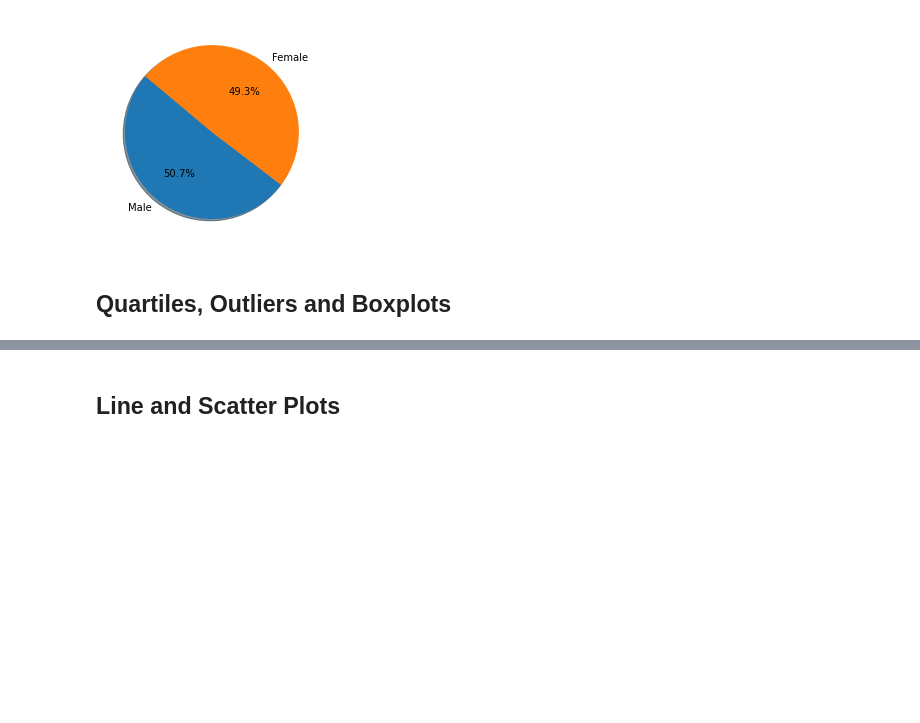
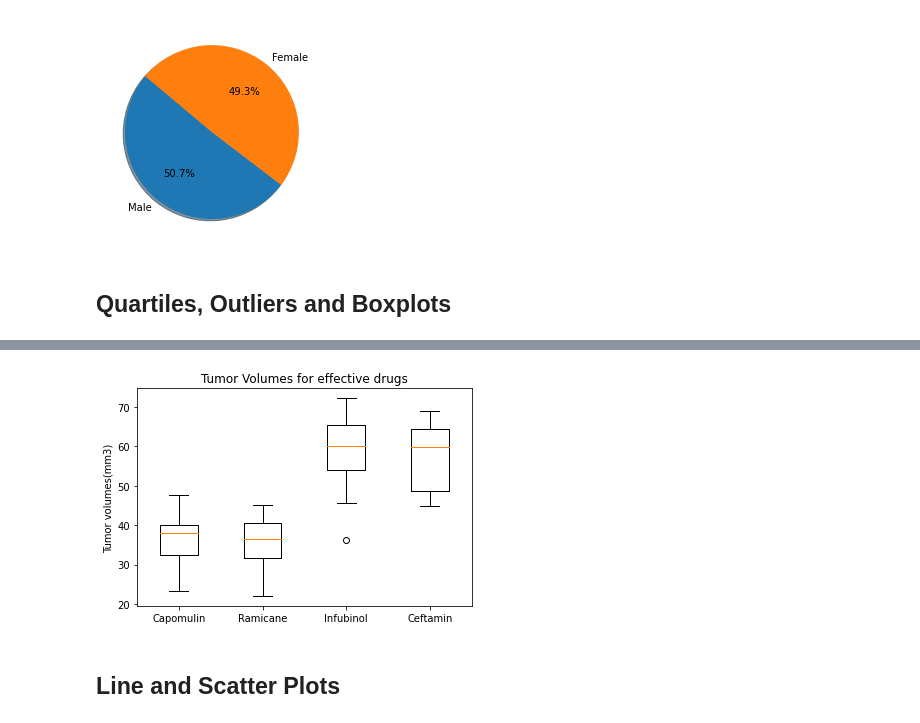
Before and after one commit to prathibha02/Matplotlib-Challenge, a Jupyter notebook: pymaceuticals.ipynb, the cells around one changed output, grey strips where cells are left out. Drawn from its saved outputs; the diff is of its cells as text; code cells hidden in the pictures; blank space fills up the shorter version.

```diff
--- a/pymaceuticals.ipynb
+++ b/pymaceuticals.ipynb
@@ -365,0 +385,4 @@ Name: Sex, dtype: int64
+# %%
+# Merge this group df with the original dataframe to get the tumor volume at the last timepoint
+last_timepoint_data = pd.merge(last_timepoint_df ,cleaned_mouse_study, on=["Mouse ID","Timepoint"], how="inner")
+last_timepoint_data
@@ -382,0 +438,33 @@ Name: Sex, dtype: int64
+# %%
+#Determine if there are any potential outliers.
+tumor_vol_list = []
+outlier_tumor_vol_list = []
+
+# For each drug on the list, loop through and find the potential outlier statistics
+for drug in list_of_drugs:
+        temp_tumor_df = last_timepoint_data[last_timepoint_data["Drug Regimen"] == drug]["Tumor Volume (mm3)"]
+        quartiles = temp_tumor_df.quantile([.25,.5,.75])
+        tumor_vol_list.append(temp_tumor_df)
+        lowerq = quartiles[0.25]
+        upperq = quartiles[0.75]
+        iqr = upperq-lowerq
+
+        print (drug)
+        print(f"The lower quartile of Tumor Volume is: {lowerq}")
+        print(f"The upper quartile of Tumor Volume is: {upperq}")
+        print(f"The interquartile range of Tumor Volume is: {iqr}")
+        print(f"The the median of Tumor Volume is: {quartiles[0.5]} ")
+
+        # Determine outliers using upper and lower bounds
+        lower_bound = lowerq - (1.5*iqr)
+        upper_bound = upperq + (1.5*iqr)
+
+        print(f"Values below {lower_bound} could be outliers.")
+        print(f"Values above {upper_bound} could be outliers.")
+
+        outlier_tumor_volume =  temp_tumor_df.loc[(temp_tumor_df  < lower_bound) | (temp_tumor_df  > upper_bound)]
+
+        outlier_tumor_vol_list.append(outlier_tumor_volume)
+
+# The list below contains the outlier
+outlier_tumor_vol_list
@@ -383,4 +494,12 @@ Name: Sex, dtype: int64
 # %%
 # Generate a box plot of the final tumor volume of each mouse across four regimens of interest
+
+fig1, ax1 = plt.subplots()
+ax1.set_title("Tumor Volumes for effective drugs")
+ax1.set_ylabel("Tumor volumes(mm3)")
+ax1.boxplot( tumor_vol_list, labels = list_of_drugs)
+plt.show()
+# %% [output]
+[figure, added]
 # %% [markdown]
 ## Line and Scatter Plots
```
Also changed, not shown: parts of 16 cells of this notebook, 1 other file.
